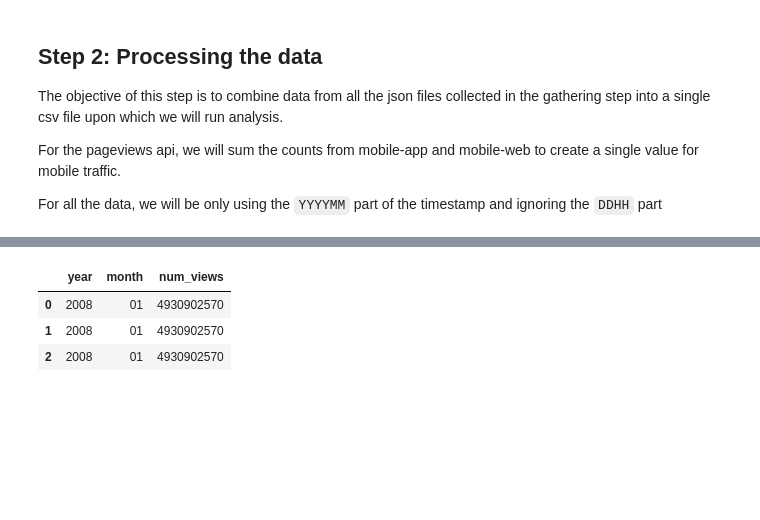
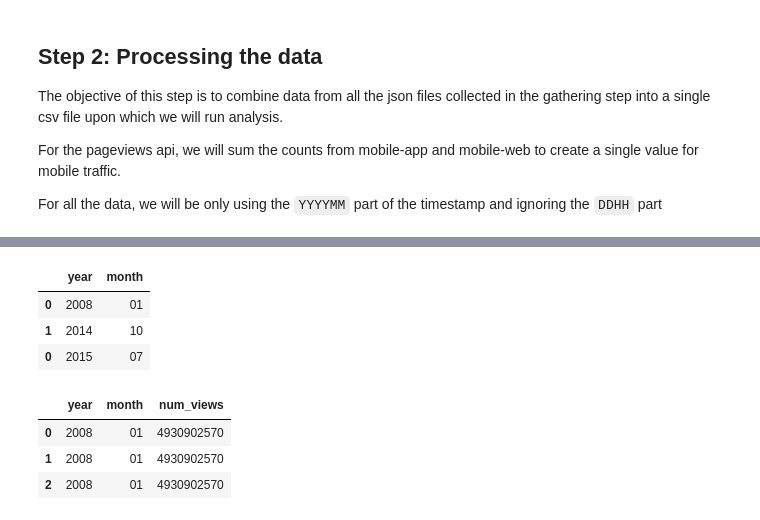
Before and after one commit to vikrantb/data-512, a Jupyter notebook: data-512-a1/wikipedia-analysis.ipynb, the cells around one changed output, grey strips where cells are left out. Cells and saved outputs as stored; diff of their text form; code cells hidden in the pictures; blank space fills up the shorter version.

```diff
--- a/data-512-a1/wikipedia-analysis.ipynb
+++ b/data-512-a1/wikipedia-analysis.ipynb
@@ -175,0 +208,8 @@ pageview_all_views_df = pd.concat([pageviews_desktop_df, pageviews_mobile_df])
+# %%
+pageviews_mobile_df = pd.concat([pageviews_mobile_app_df,pageviews_mobile_web_df])
+pageviews_mobile_df = pageviews_mobile_df.groupby(['year', 'month']).sum().reset_index()
+pagecount_all_df = pd.concat([pagecounts_desktop_df, pagecounts_mobile_df])
+pagecount_all_df = pagecount_all_df.groupby(['year', 'month']).sum().reset_index()
+
+pageview_all_df = pd.concat([pageviews_desktop_df, pageviews_mobile_df])
+pageview_all_df = pageview_all_df.groupby(['year', 'month']).sum().reset_index()
@@ -176,3 +235,11 @@ pageview_all_views_df = pd.concat([pageviews_desktop_df, pageviews_mobile_df])
+# %%
+pagecount_all_of_all_df = pd.concat([pagecount_all_df, pageview_all_df])[['year', 'month']]
+pagecount_all_of_all_df.head(30)
+# %% [output]
+|  | year | month |
+| 0 | 2008 | 01 |
+| 1 | 2014 | 10 |
+| 0 | 2015 | 07 |
 # %%
 combined_df.head(3)
 # %% [output]
```
Also changed, not shown: parts of 9 cells of this notebook.
